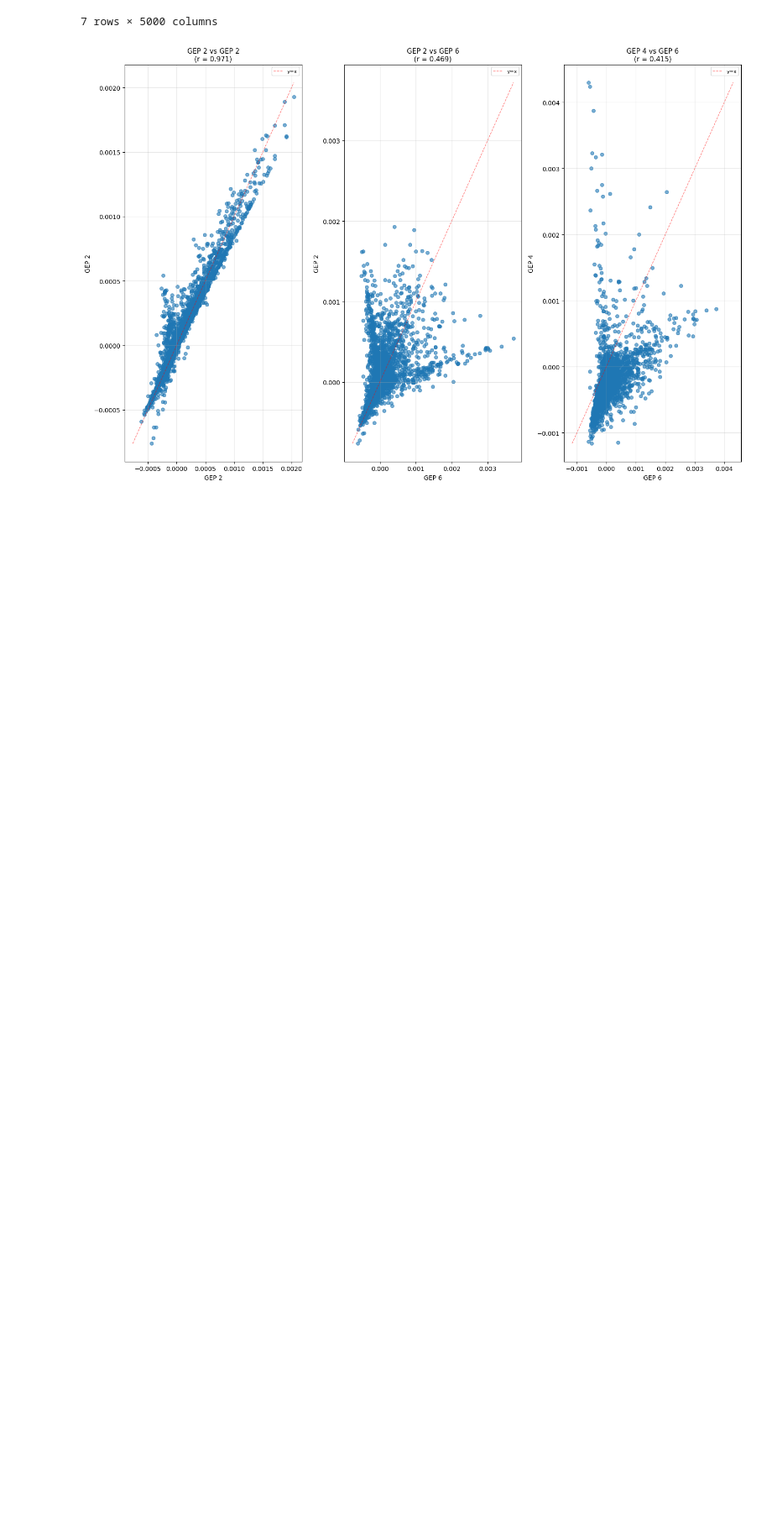
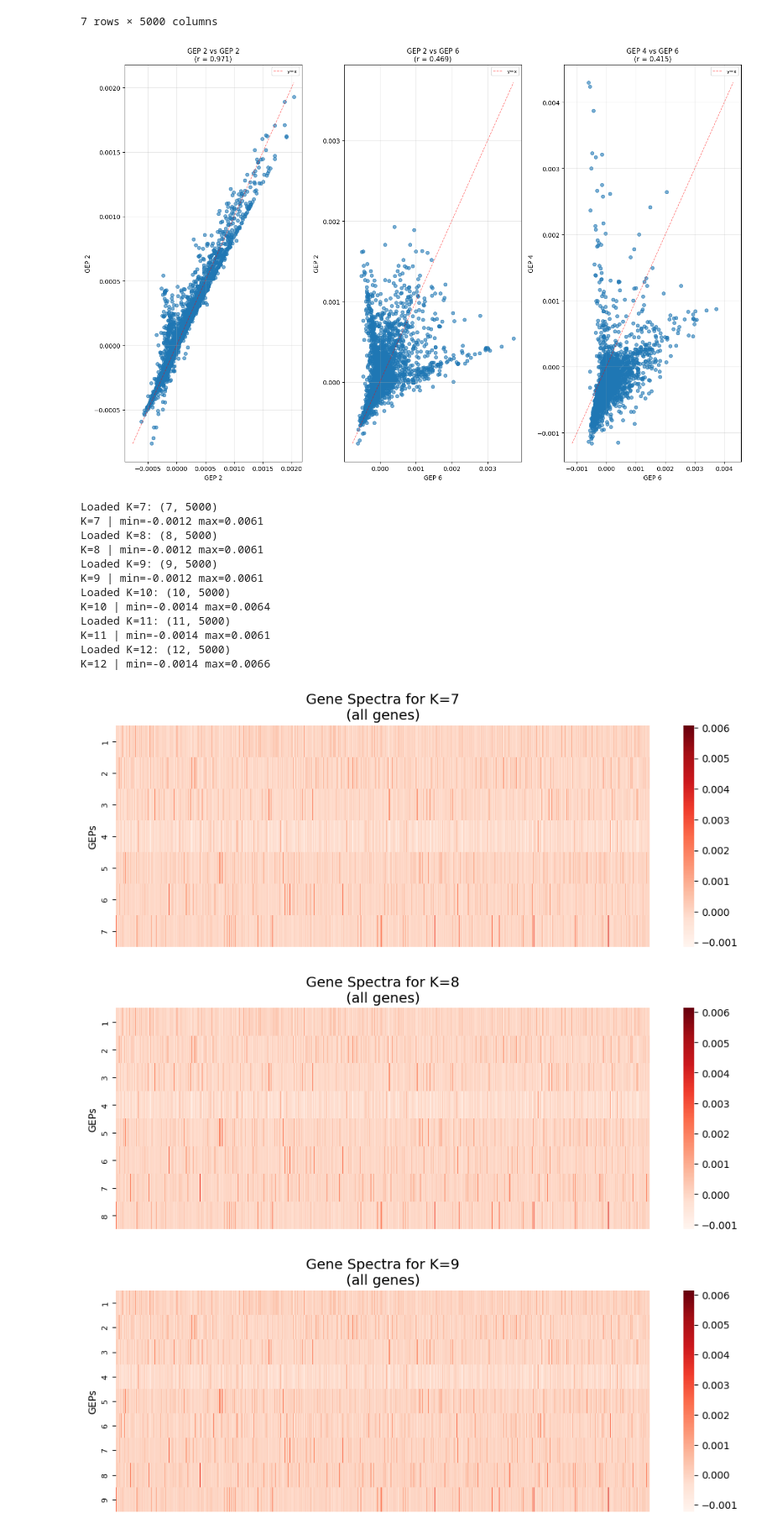
Before and after one commit to sumedhars/dinh-lab-cnmf, a Jupyter notebook: 1_cnmf_result_exploration.ipynb, the cells around one changed output. Shown: that part at 84% size. Drawn from its saved outputs; the diff is of its cells as text; code cells hidden in the pictures; blank space fills up the shorter version.

Commit message:
adding some extra heatmap stuff

```diff
--- a/1_cnmf_result_exploration.ipynb
+++ b/1_cnmf_result_exploration.ipynb
@@ -126,0 +229,22 @@ plt.show()
+# %%
+figs = plot_heatmaps_per_k(
+    output_dir="all_datasets_consensus/anal_pc5_c21_S1.filtered_consensus_outputs",
+    name="anal_pc5_c21_S1.filtered",
+    k_range=[ 7, 8, 9, 10, 11, 12]
+)
+# %% [output]
+Loaded K=7: (7, 5000)
+K=7 | min=-0.0012 max=0.0061
+Loaded K=8: (8, 5000)
+K=8 | min=-0.0012 max=0.0061
+Loaded K=9: (9, 5000)
+K=9 | min=-0.0012 max=0.0061
+Loaded K=10: (10, 5000)
+K=10 | min=-0.0014 max=0.0064
+Loaded K=11: (11, 5000)
+K=11 | min=-0.0014 max=0.0061
+Loaded K=12: (12, 5000)
+K=12 | min=-0.0014 max=0.0066
+[figure, added]
+[figure, added]
+[figure, added]
```
Also changed, not shown: parts of 3 cells of this notebook.
